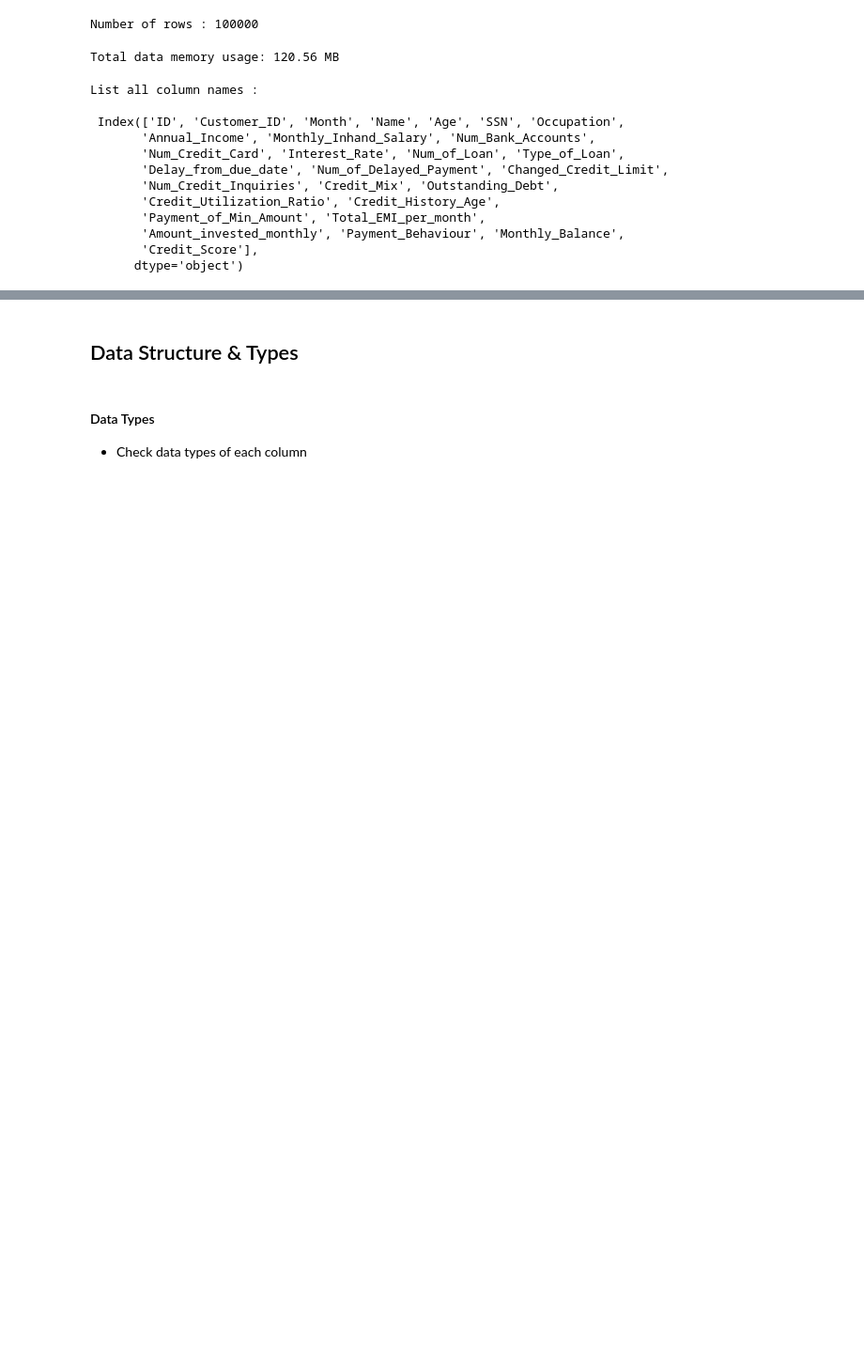
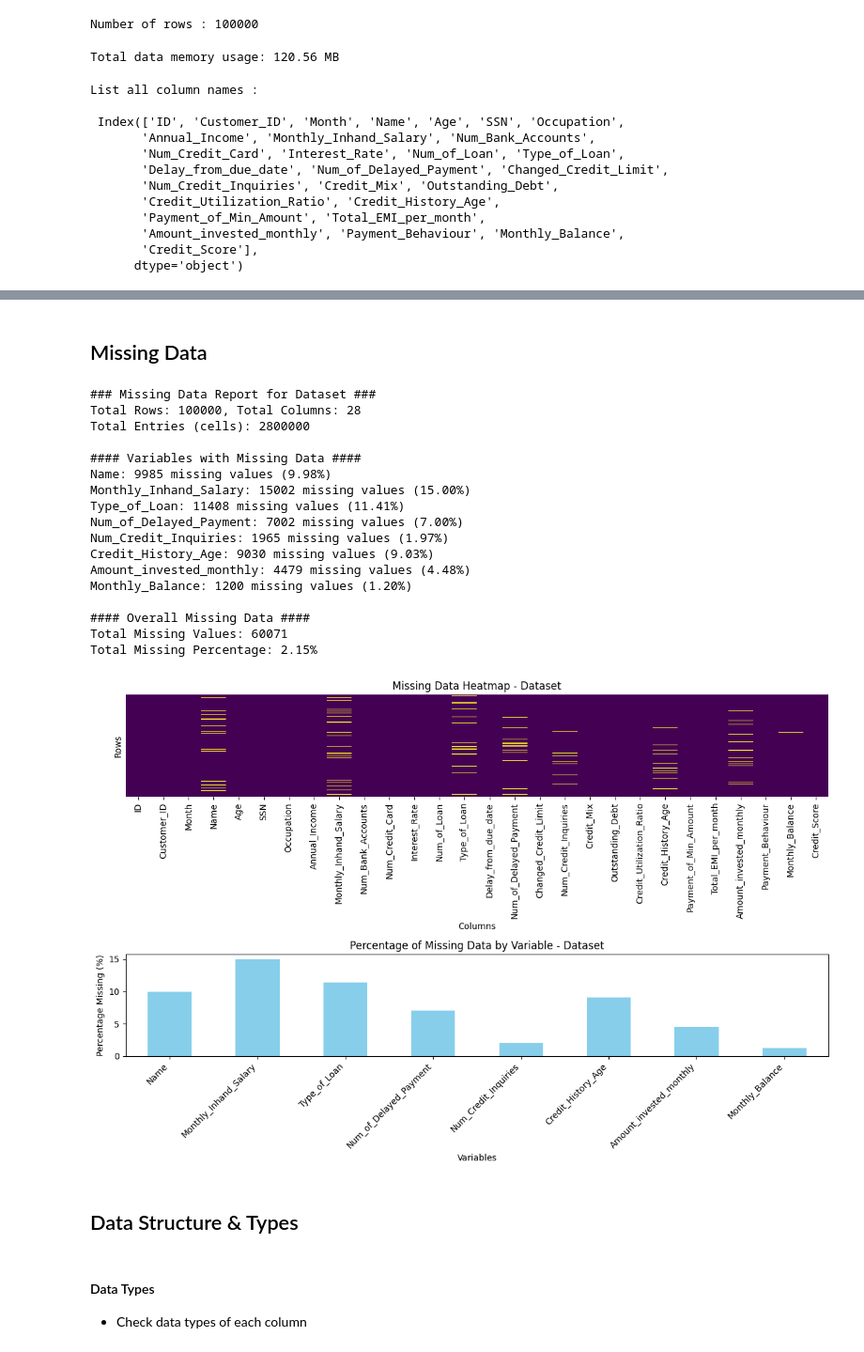
Before and after one commit to aliasgharmirhshai/Credit-score-classification, a Jupyter notebook: notebooks/main.ipynb, the cells around one changed output, grey strips where cells are left out. Shown at 94% size. Cells and saved outputs as stored; diff of their text form; code cells hidden in the pictures; blank space fills up the shorter version.

Commit message:
📊 Missing data reporting and handling strategy

```diff
--- a/notebooks/main.ipynb
+++ b/notebooks/main.ipynb
@@ -91,0 +93,2 @@ Number of columns :‌ 23
+# %% [markdown]
+## Missing Data
@@ -92,3 +162,24 @@ Number of columns :‌ 23
+# %%
+report_missing_data(df)
+# %% [output]
+### Missing Data Report for Dataset ###
+Total Rows: 100000, Total Columns: 28
+Total Entries (cells): 2800000
+
+#### Variables with Missing Data ####
+Name: 9985 missing values (9.98%)
+Monthly_Inhand_Salary: 15002 missing values (15.00%)
+Type_of_Loan: 11408 missing values (11.41%)
+Num_of_Delayed_Payment: 7002 missing values (7.00%)
+Num_Credit_Inquiries: 1965 missing values (1.97%)
+Credit_History_Age: 9030 missing values (9.03%)
+Amount_invested_monthly: 4479 missing values (4.48%)
+Monthly_Balance: 1200 missing values (1.20%)
+
+#### Overall Missing Data ####
+Total Missing Values: 60071
+Total Missing Percentage: 2.15%
+[figure, added]
 # %% [markdown]
 ## Data Structure & Types
 # %% [markdown]
```
Also changed, not shown: parts of 19 cells of this notebook, 2 other files.
